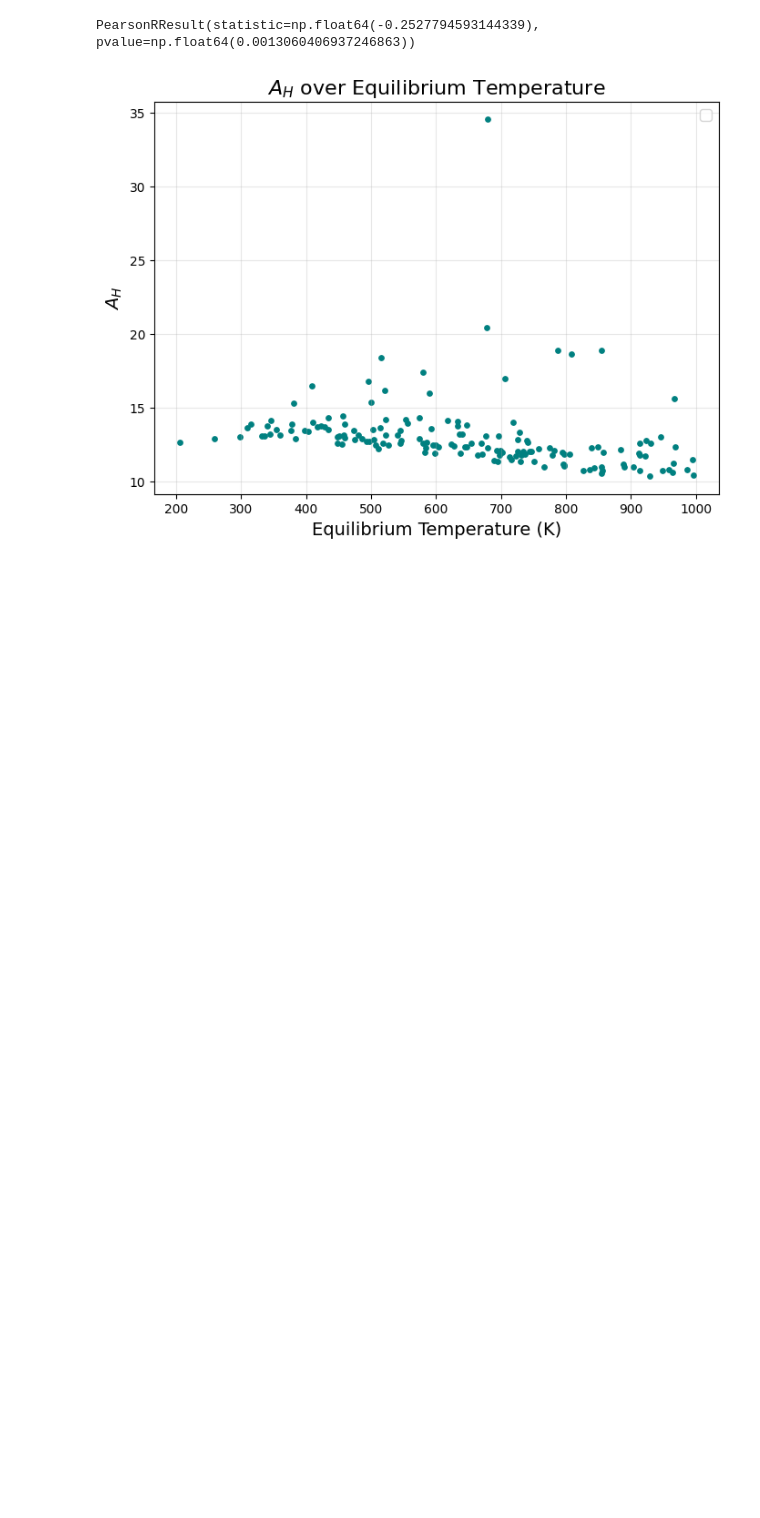
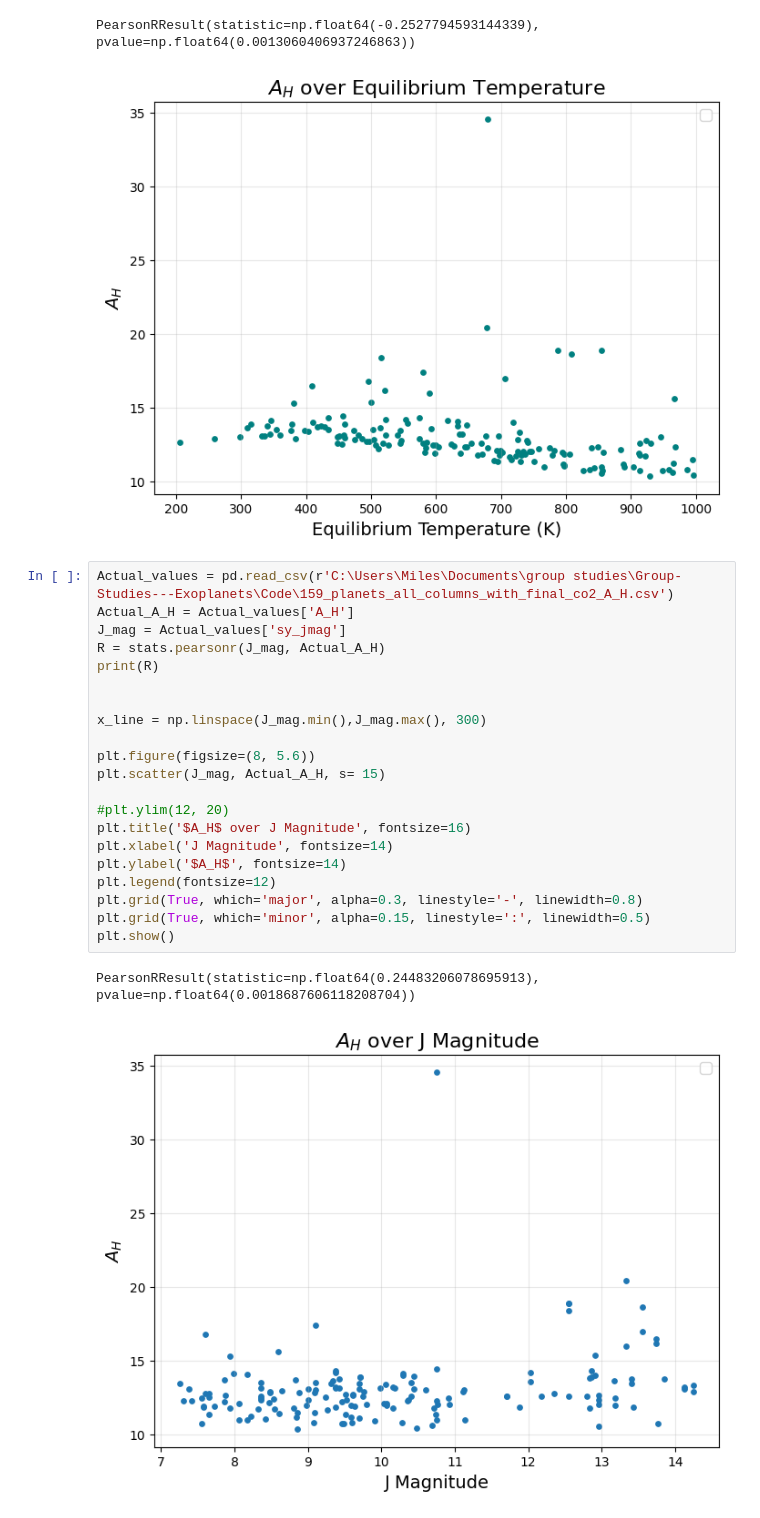
Before and after one commit to JackDavidMaher/Group-Studies---Exoplanets, a Jupyter notebook: Code/Miles_comparison_code.ipynb, the cells around one changed output. Saved outputs shown, nothing was run; the diff lists cells and outputs as text; blank space fills up the shorter version.

```diff
--- a/Code/Miles_comparison_code.ipynb
+++ b/Code/Miles_comparison_code.ipynb
@@ -323,3 +323,27 @@ plt.show()
 # %% [output]
 PearsonRResult(statistic=np.float64(-0.2527794593144339), pvalue=np.float64(0.0013060406937246863))
 [figure]
+# %%
+Actual_values = pd.read_csv(r'C:\Users\Miles\Documents\group studies\Group-Studies---Exoplanets\Code\159_planets_all_columns_with_final_co2_A_H.csv')
+Actual_A_H = Actual_values['A_H']
+J_mag = Actual_values['sy_jmag']
+R = stats.pearsonr(J_mag, Actual_A_H)
+print(R)
+
+
+x_line = np.linspace(J_mag.min(),J_mag.max(), 300)
+
+plt.figure(figsize=(8, 5.6))
+plt.scatter(J_mag, Actual_A_H, s= 15)
+
+#plt.ylim(12, 20)
+plt.title('$A_H$ over J Magnitude', fontsize=16)
+plt.xlabel('J Magnitude', fontsize=14)
+plt.ylabel('$A_H$', fontsize=14)
+plt.legend(fontsize=12)
+plt.grid(True, which='major', alpha=0.3, linestyle='-', linewidth=0.8)
+plt.grid(True, which='minor', alpha=0.15, linestyle=':', linewidth=0.5)
+plt.show()
+# %% [output]
+PearsonRResult(statistic=np.float64(0.24483206078695913), pvalue=np.float64(0.0018687606118208704))
+[figure, added]
```
Also changed, not shown: 1 other file.
